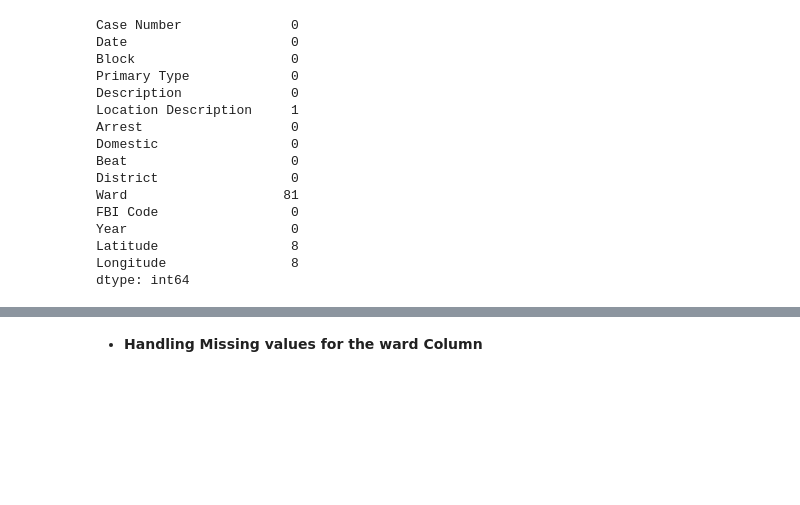
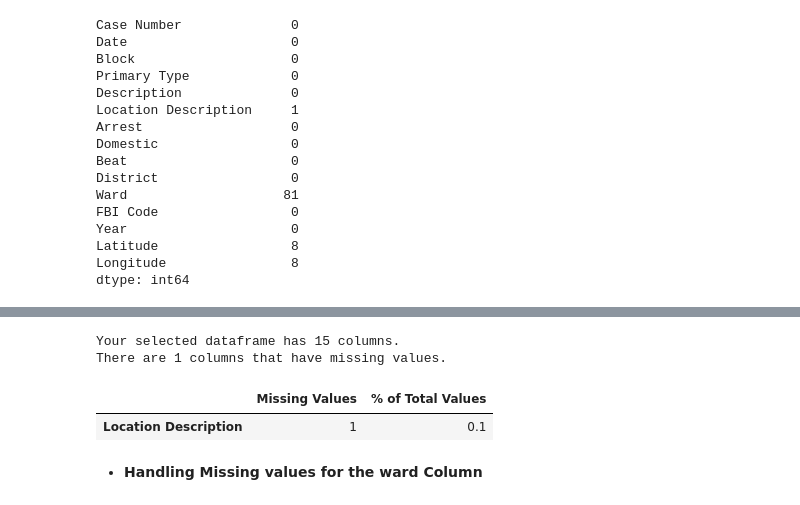
Before and after one commit to GbengaAbraham/AltSchoolAfrica-Circle-24-Collaboration, a Jupyter notebook: EDA on chicago crime data.ipynb, the cells around one changed output, grey strips where cells are left out. Cells and saved outputs as stored; diff of their text form; code cells hidden in the pictures; blank space fills up the shorter version.

```diff
--- a/EDA on chicago crime data.ipynb
+++ b/EDA on chicago crime data.ipynb
@@ -178,3 +169,40 @@ missing_value_percentage(chicago_crime_df)
+# %%
+# # Missing Values
+
+# Function to calculate missing values by column
+def missing_values_table(df):
+        # Total missing values
+        mis_val = df.isnull().sum()
+
+        # Percentage of missing values
+        mis_val_percent = 100 * df.isnull().sum() / len(df)
+
+        # Make a table with the results
+        mis_val_table = pd.concat([mis_val, mis_val_percent], axis=1)
+
+        # Rename the columns
+        mis_val_table_ren_columns = mis_val_table.rename(
+        columns = {0 : 'Missing Values', 1 : '% of Total Values'})
+
+        # Sort the table by percentage of missing descending
+        mis_val_table_ren_columns = mis_val_table_ren_columns[
+            mis_val_table_ren_columns.iloc[:,1] != 0].sort_values(
+        '% of Total Values', ascending=False).round(1)
+
+        # Print some summary information
+        print ("Your selected dataframe has " + str(df.shape[1]) + " columns.\n"
+            "There are " + str(mis_val_table_ren_columns.shape[0]) +
+              " columns that have missing values.")
+
+        # Return the dataframe with missing information
+        return mis_val_table_ren_columns
+# %%
+missing_values_table(chicago_crime_df)
+# %% [output]
+Your selected dataframe has 15 columns.
+There are 1 columns that have missing values.
+|  | Missing Values | % of Total Values |
+| Location Description | 1 | 0.1 |
 # %% [markdown]
 - __Handling Missing values for the ward Column__
 # %%
```
Also changed, not shown: parts of 37 cells of this notebook.
